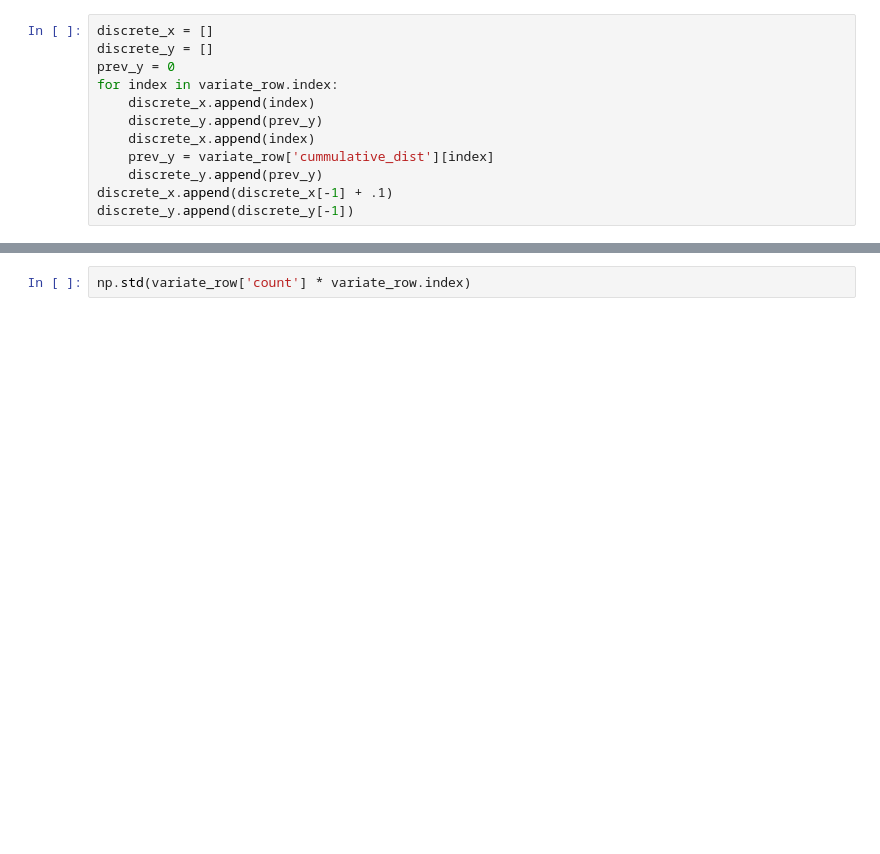
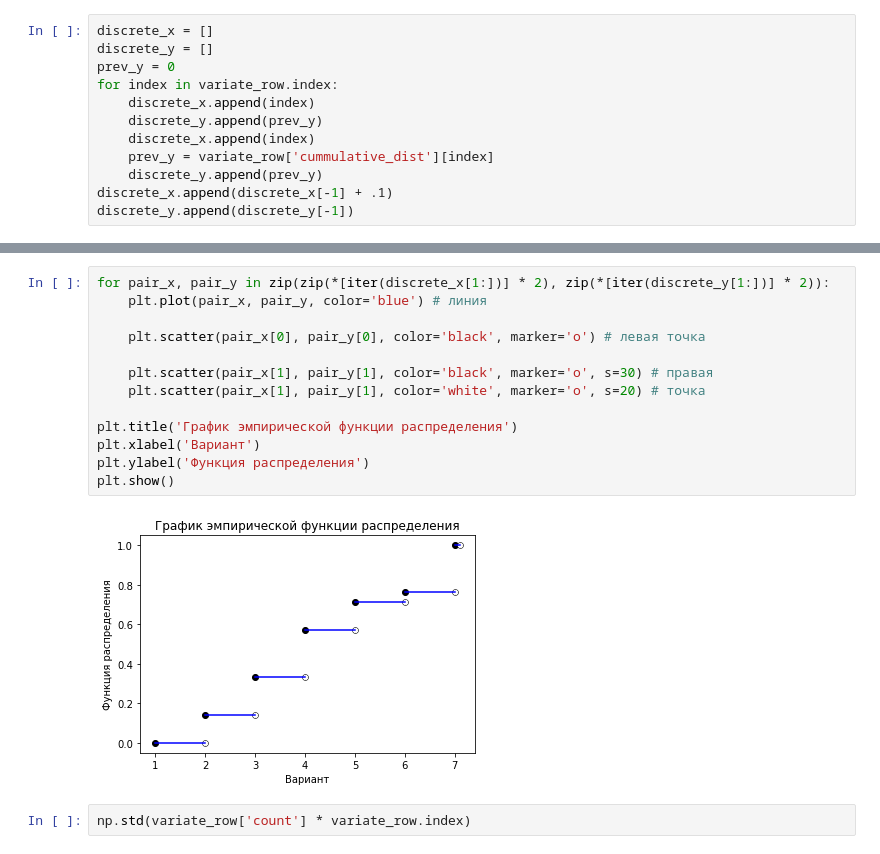
Before and after one commit to Kenyo-cell/matstat, a Jupyter notebook: 1/task1.ipynb, the cells around one changed output, grey strips where cells are left out. Saved outputs shown, nothing was run; the diff lists cells and outputs as text; blank space fills up the shorter version.

Commit message:
feat: график нормальный теперь. вот.

```diff
--- a/1/task1.ipynb
+++ b/1/task1.ipynb
@@ -69,3 +70,18 @@ plt.show()
+# %%
+for pair_x, pair_y in zip(zip(*[iter(discrete_x[1:])] * 2), zip(*[iter(discrete_y[1:])] * 2)):
+    plt.plot(pair_x, pair_y, color='blue') # линия
+
+    plt.scatter(pair_x[0], pair_y[0], color='black', marker='o') # левая точка
+
+    plt.scatter(pair_x[1], pair_y[1], color='black', marker='o', s=30) # правая
+    plt.scatter(pair_x[1], pair_y[1], color='white', marker='o', s=20) # точка
+
+plt.title('График эмпирической функции распределения')
+plt.xlabel('Вариант')
+plt.ylabel('Функция распределения')
+plt.show()
+# %% [output]
+[figure, added]
 # %%
 np.std(variate_row['count'] * variate_row.index)
 # %% [output]
```
Also changed, not shown: parts of 2 cells of this notebook.
